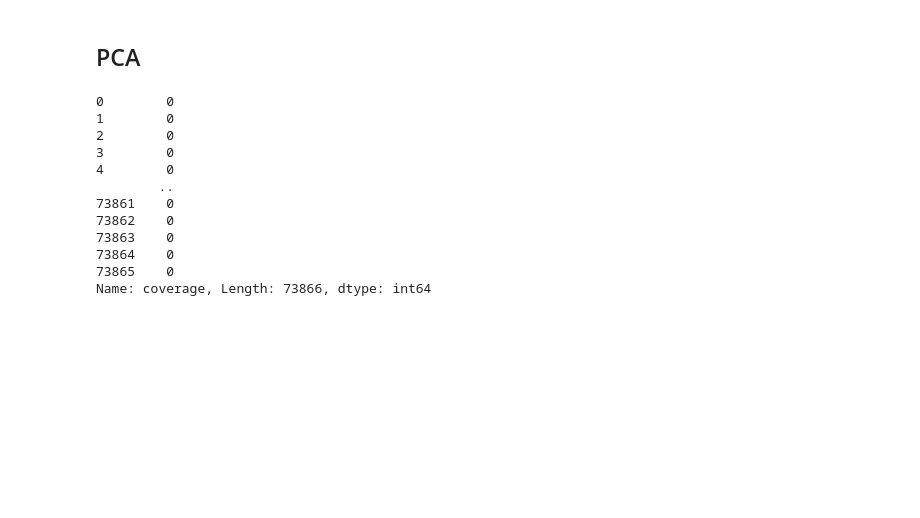
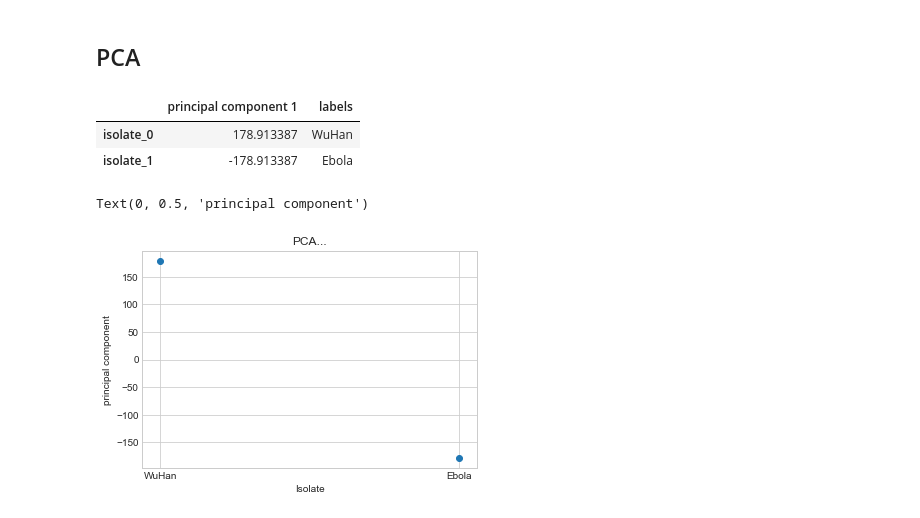
Before and after one commit to urbanslug/Project, a Jupyter notebook: Notebooks/Project/WuHan CoV PCA.ipynb, the cells around one changed output. Cells and saved outputs as stored; diff of their text form; code cells hidden in the pictures; blank space fills up the shorter version.

```diff
--- a/Notebooks/Project/WuHan CoV PCA.ipynb
+++ b/Notebooks/Project/WuHan CoV PCA.ipynb
@@ -138,15 +136,25 @@ r = wuhan_data[wuhan_data.columns[-1]].T
-# %%
-r.T
-# %% [output]
-0        0
-1        0
-2        0
-3        0
-4        0
-        ..
-73861    0
-73862    0
-73863    0
-73864    0
-73865    0
-Name: coverage, Length: 73866, dtype: int64
+# %%
+from sklearn.preprocessing import StandardScaler
+comb_scaled = StandardScaler().fit_transform(comb)
+# %%
+from sklearn.decomposition import PCA
+
+pca = PCA(n_components=1)
+principalComponents = pca.fit_transform(comb_scaled)
+# %%
+principalDf = pd.DataFrame(data = principalComponents,
+                           columns = ['principal component 1'],
+                           index=["isolate_"  + str(i) for i in range(2)])
+
+labels = pd.DataFrame(["WuHan", "Ebola"],
+                      columns = ['labels'],
+                      index=["isolate_"  + str(i) for i in range(2)])
+
+# display(labels)
+# display(principalDf)
+finaldf = pd.concat([principalDf, labels[['labels']]], axis=1)
+display(finaldf)
+# %% [output]
+|  | principal component 1 | labels |
+| isolate_0 | 178.913387 | WuHan |
+| isolate_1 | -178.913387 | Ebola |
@@ -152,0 +163,11 @@ Name: coverage, Length: 73866, dtype: int64
+# %%
+plt.scatter(finaldf['labels'], finaldf['principal component 1'])
+
+# targets = ['isolate_0', 'isolate_1']
+# plt.legend((line1, line2, line3), ('label1', 'label2', 'label3'))
+plt.title('PCA...')
+plt.xlabel('Isolate')
+plt.ylabel('principal component')
+# %% [output]
+Text(0, 0.5, 'principal component')
+[figure, added]
```
Also changed, not shown: parts of 5 cells of this notebook, 4 other files.
